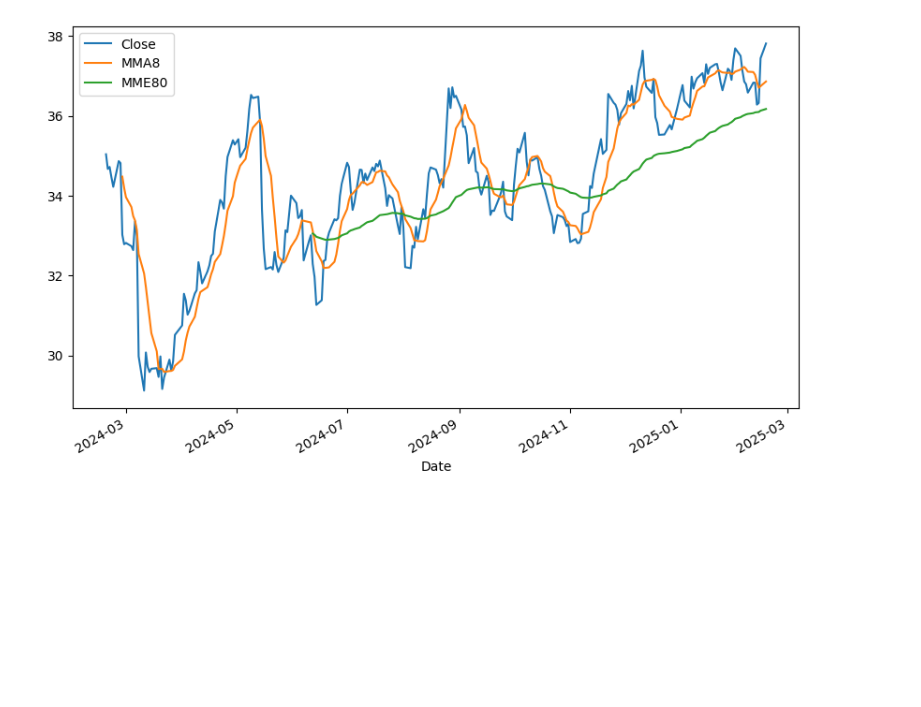
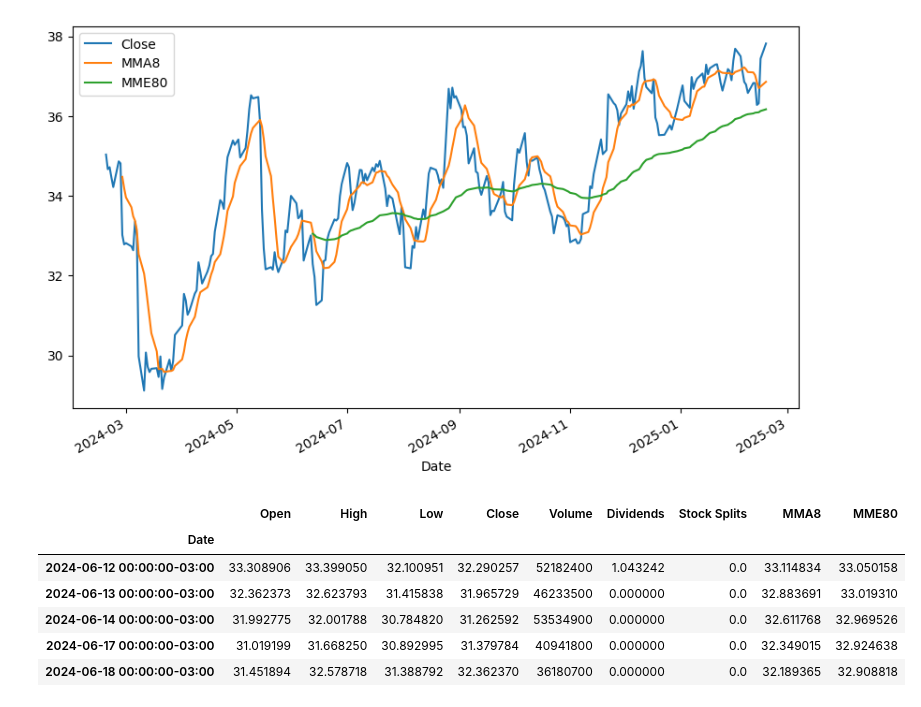
Before and after one commit to quantbrasil/youtube, a Jupyter notebook: src/002_Moving_Averages.ipynb, the cells around one changed output. Cells and saved outputs as stored; diff of their text form; code cells hidden in the pictures; blank space fills up the shorter version.

```diff
--- a/src/002_Moving_Averages.ipynb
+++ b/src/002_Moving_Averages.ipynb
@@ -65,3 +65,15 @@ df[["Close", "MMA8", "MME80"]].plot(figsize=(10, 6))
 # %% [output]
 <Axes: xlabel='Date'>
 [figure]
+# %%
+# Remove any rows with NaN values
+df = df.dropna()
+df.head()
+# %% [output]
+|  | Open | High | Low | Close | Volume | Dividends | Stock Splits | MMA8 | MME80 |
+| Date |  |  |  |  |  |  |  |  |  |
+| 2024-06-12 00:00:00-03:00 | 33.308906 | 33.399050 | 32.100951 | 32.290257 | 52182400 | 1.043242 | 0.0 | 33.114834 | 33.050158 |
+| 2024-06-13 00:00:00-03:00 | 32.362373 | 32.623793 | 31.415838 | 31.965729 | 46233500 | 0.000000 | 0.0 | 32.883691 | 33.019310 |
+| 2024-06-14 00:00:00-03:00 | 31.992775 | 32.001788 | 30.784820 | 31.262592 | 53534900 | 0.000000 | 0.0 | 32.611768 | 32.969526 |
+| 2024-06-17 00:00:00-03:00 | 31.019199 | 31.668250 | 30.892995 | 31.379784 | 40941800 | 0.000000 | 0.0 | 32.349015 | 32.924638 |
+| 2024-06-18 00:00:00-03:00 | 31.451894 | 32.578718 | 31.388792 | 32.362370 | 36180700 | 0.000000 | 0.0 | 32.189365 | 32.908818 |
```
Also changed, not shown: parts of 5 cells of this notebook.
